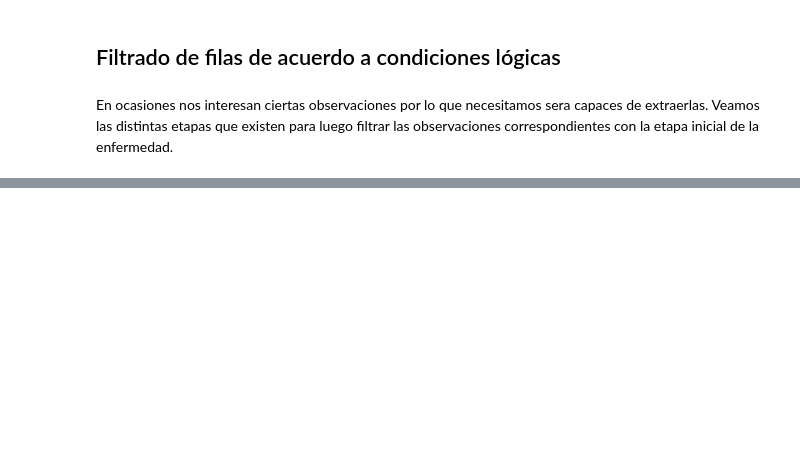
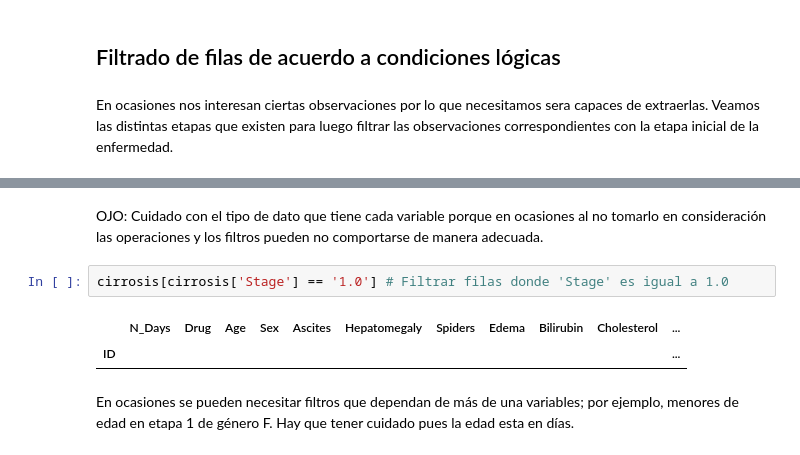
Before and after one commit to Grim1004/DMEMCDM1, a Jupyter notebook: python/cirrosis.ipynb, the cells around one changed output, grey strips where cells are left out. Drawn from its saved outputs; the diff is of its cells as text; blank space fills up the shorter version.

```diff
--- a/python/cirrosis.ipynb
+++ b/python/cirrosis.ipynb
@@ -260,0 +291,9 @@ En ocasiones nos interesan ciertas observaciones por lo que necesitamos sera cap
+# %% [markdown]
+OJO: Cuidado con el tipo de dato que tiene cada variable porque en ocasiones al no tomarlo en consideración las operaciones y los filtros pueden no comportarse de manera adecuada.
+# %%
+cirrosis[cirrosis['Stage'] == '1.0'] # Filtrar filas donde 'Stage' es igual a 1.0
+# %% [output]
+|  | N_Days | Drug | Age | Sex | Ascites | Hepatomegaly | Spiders | Edema | Bilirubin | Cholesterol | ... |
+| ID |  |  |  |  |  |  |  |  |  |  | ... |
+# %% [markdown]
+En ocasiones se pueden necesitar filtros que dependan de más de una variables; por ejemplo, menores de edad en etapa 1 de género F. Hay que tener cuidado pues la edad esta en días.
```
Also changed, not shown: parts of 34 cells of this notebook.
